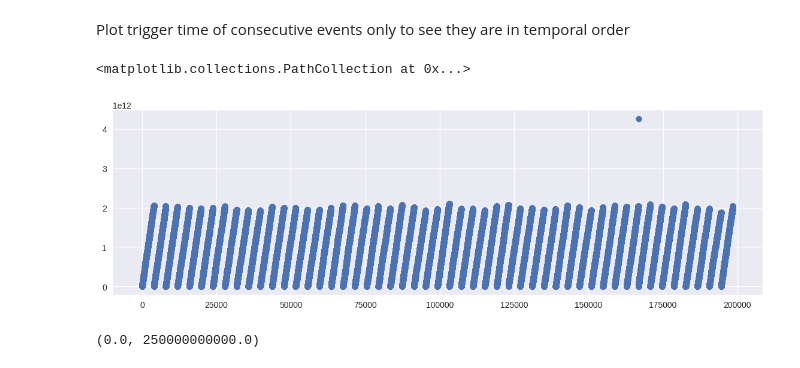
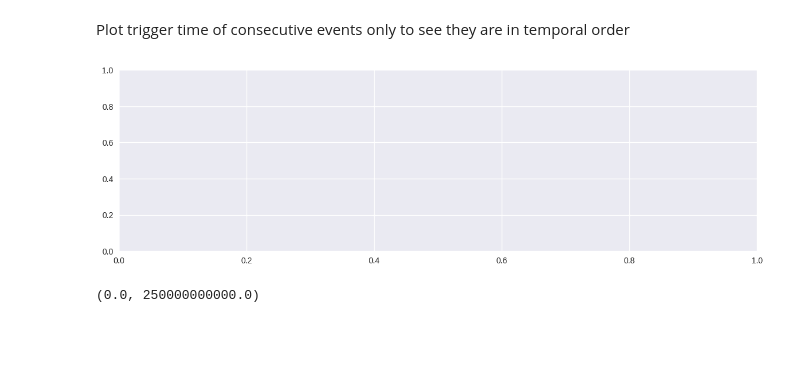
Before and after one commit to Fabiocufino/Thesis, a Jupyter notebook: Analysis/brutal_selection.ipynb, the cells around one changed output. Cells and saved outputs as stored; diff of their text form; code cells hidden in the pictures; blank space fills up the shorter version.

```diff
--- a/Analysis/brutal_selection.ipynb
+++ b/Analysis/brutal_selection.ipynb
@@ -31,10 +31,8 @@ dataset['m_QEn'] = dataset['m_QEn'] * 0.92
 Plot trigger time of consecutive events only to see they are in temporal order
 # %%
 fig_prova, ax_prova = plt.subplots(figsize= (14,4))
-ax_prova.scatter([i for i in range(len(dataset))], dataset['m_triggerT'])
 # %% [output]
-<matplotlib.collections.PathCollection at 0x...>
-[figure, old version]
+[figure, new version]
 # %%
 fig_prova, ax_prova = plt.subplots(figsize= (14,4))
 ax_prova.scatter([i for i in range(len(dataset))], dataset['m_triggerT'])
```
Also changed, not shown: parts of 12 cells of this notebook, 16 other files.
